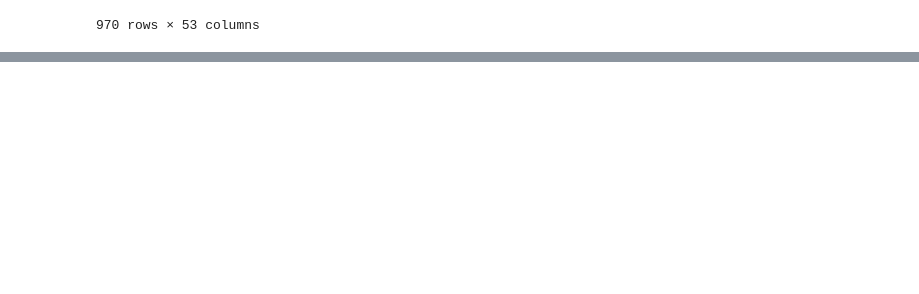
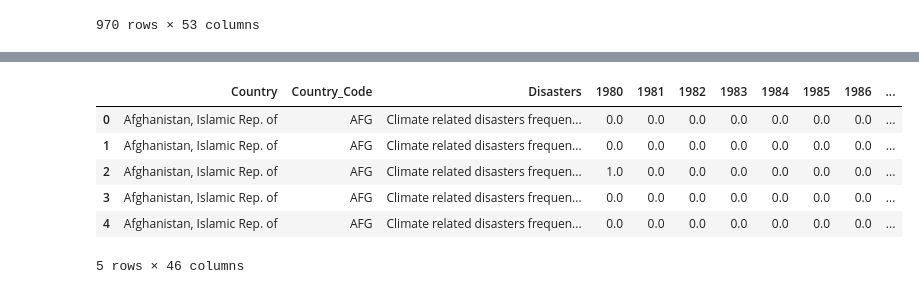
Before and after one commit to vivsarraf/Global-Warming, a Jupyter notebook: WeatherPatterns.ipynb, the cells around one changed output, grey strips where cells are left out. Drawn from its saved outputs; the diff is of its cells as text; code cells hidden in the pictures; blank space fills up the shorter version.

```diff
--- a/WeatherPatterns.ipynb
+++ b/WeatherPatterns.ipynb
@@ -49,0 +57,27 @@ natural_disasters_cleaned_df.head()
+# %%
+
+# rename columns to use later to merge csv files
+natural_disasaters_renamed_df = natural_disasters_cleaned_df.rename(columns={"ISO3":"Country_Code","Indicator":"Disasters",
+                                                "F1980":"1980", "F1981":"1981", "F1982":"1982",
+                                                "F1983":"1983","F1984":"1984","F1985":"1985",
+                                                "F1986":"1986","F1987":"1987","F1988":"1988",
+                                                "F1989":"1989","F1990":"1990","F1991":"1991","F1992":"1992",
+                                                "F1993":"1993","F1994":"1994","F1995":"1995",
+                                                "F1996":"1996","F1997":"1997","F1998":"1998",
+                                                "F1999":"1999","F2000":"2000","F2001":"2001",
+                                                "F2002":"2002","F2003":"2003","F2004":"2004",
+                                                "F2005":"2005","F2006":"2006","F2007":"2007",
+                                                "F2008":"2008","F2009":"2009","F2010":"2010",
+                                                "F2011":"2011","F2012":"2012","F2013":"2013",
+                                                "F2014":"2014","F2015":"2015","F2016":"2016",
+                                                "F2017":"2017","F2018":"2018","F2019":"2019",
+                                                 "F2020":"2020","F2021":"2021","F2022":"2022" })
+natural_disasaters_renamed_df.head()
+# %% [output]
+|  | Country | Country_Code | Disasters | 1980 | 1981 | 1982 | 1983 | 1984 | 1985 | 1986 | ... |
+| 0 | Afghanistan, Islamic Rep. of | AFG | Climate related disasters frequen... | 0.0 | 0.0 | 0.0 | 0.0 | 0.0 | 0.0 | 0.0 | ... |
+| 1 | Afghanistan, Islamic Rep. of | AFG | Climate related disasters frequen... | 0.0 | 0.0 | 0.0 | 0.0 | 0.0 | 0.0 | 0.0 | ... |
+| 2 | Afghanistan, Islamic Rep. of | AFG | Climate related disasters frequen... | 1.0 | 0.0 | 0.0 | 0.0 | 0.0 | 0.0 | 0.0 | ... |
+| 3 | Afghanistan, Islamic Rep. of | AFG | Climate related disasters frequen... | 0.0 | 0.0 | 0.0 | 0.0 | 0.0 | 0.0 | 0.0 | ... |
+| 4 | Afghanistan, Islamic Rep. of | AFG | Climate related disasters frequen... | 0.0 | 0.0 | 0.0 | 0.0 | 0.0 | 0.0 | 0.0 | ... |
+5 rows × 46 columns
```
Also changed, not shown: parts of 3 cells of this notebook, 1 other file.
